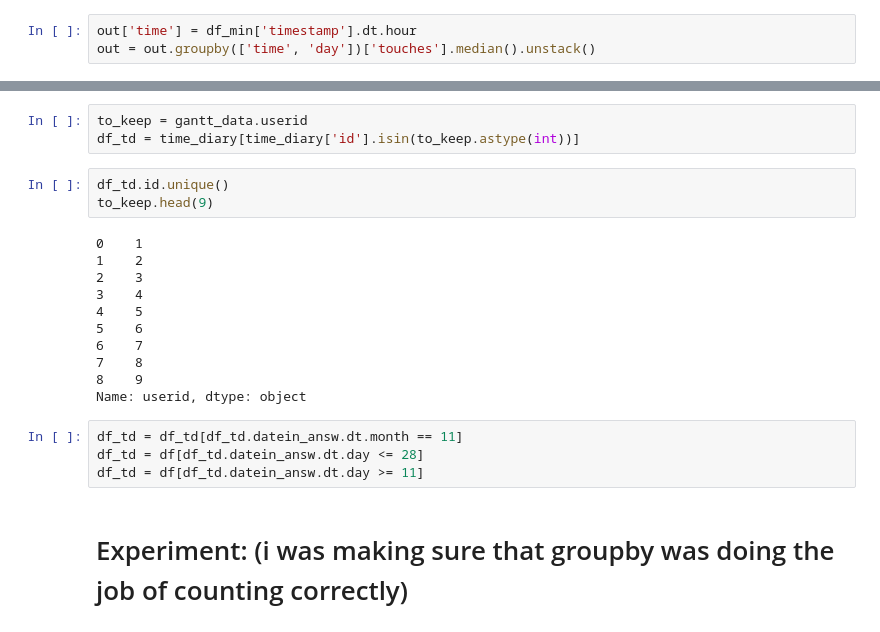
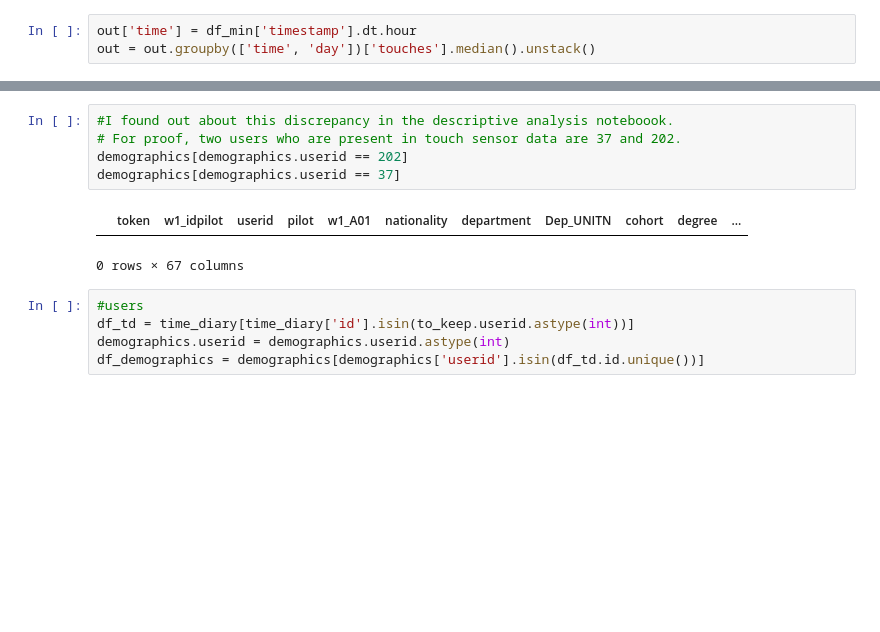
Before and after one commit to FluveFV/PhonePervasiveness, a Jupyter notebook: Data_preparation_and_cleaning.ipynb, the cells around one changed output, grey strips where cells are left out. Saved outputs shown, nothing was run; the diff lists cells and outputs as text; blank space fills up the shorter version.

```diff
--- a/Data_preparation_and_cleaning.ipynb
+++ b/Data_preparation_and_cleaning.ipynb
@@ -482,23 +427,13 @@ Timestamp('2020-12-09 09:40:51')
+# %%
+#I found out about this discrepancy in the descriptive analysis noteboook.
+# For proof, two users who are present in touch sensor data are 37 and 202.
+demographics[demographics.userid == 202]
+demographics[demographics.userid == 37]
+# %% [output]
+|  | token | w1_idpilot | userid | pilot | w1_A01 | nationality | department | Dep_UNITN | cohort | degree | ... |
+0 rows × 67 columns
 # %%
-to_keep = gantt_data.userid
-df_td = time_diary[time_diary['id'].isin(to_keep.astype(int))]
+#users
+df_td = time_diary[time_diary['id'].isin(to_keep.userid.astype(int))]
+demographics.userid = demographics.userid.astype(int)
+df_demographics = demographics[demographics['userid'].isin(df_td.id.unique())]
-# %%
-df_td.id.unique()
-to_keep.head(9)
-# %% [output]
-0    1
-1    2
-2    3
-3    4
-4    5
-5    6
-6    7
-7    8
-8    9
-Name: userid, dtype: object
-# %%
-df_td = df_td[df_td.datein_answ.dt.month == 11]
-df_td = df[df_td.datein_answ.dt.day <= 28]
-df_td = df[df_td.datein_answ.dt.day >= 11]
-# %% [markdown]
-# Experiment: (i was making sure that groupby was doing the job of counting correctly)
```
Also changed, not shown: parts of 40 cells of this notebook.
